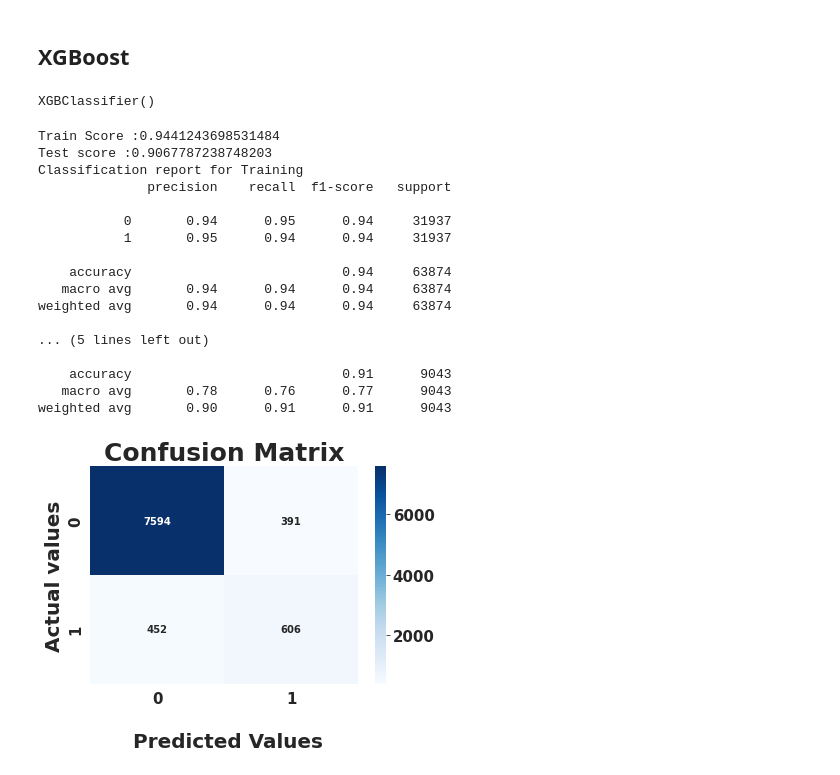
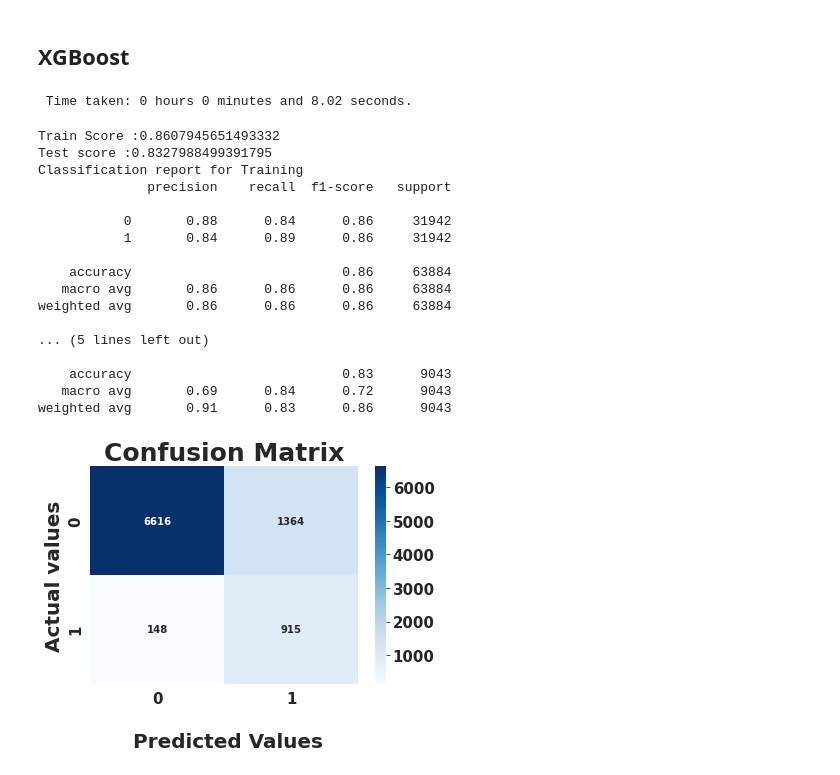
Before and after one commit to PranayUmredkar97/Bank-Marketing-Effectiveness-Prediction-Classification-Capstone-Project-, a Jupyter notebook: Bank_Marketing_Effectiveness_Prediction_Capstone_Project.ipynb, the cells around one changed output. Saved outputs shown, nothing was run; the diff lists cells and outputs as text; code cells hidden in the pictures.

```diff
--- a/Bank_Marketing_Effectiveness_Prediction_Capstone_Project.ipynb
+++ b/Bank_Marketing_Effectiveness_Prediction_Capstone_Project.ipynb
@@ -904,4 +925,6 @@ rf_Grid = GridSearchCV(rf,param_grid=parameter,scoring='accuracy',cv=3)
 # %%
 #fitting data
-rf_Grid.fit(X_train,y_train)
+start_time = timer(None)
+rf_Grid.fit(x_trainr,y_trainr)
+timer(start_time)
 # %% [output]
@@ -941,34 +969,36 @@ weighted avg       0.89      0.90      0.90      9043
 import xgboost as xgb
 # %%
 xgb_clf = xgb.XGBClassifier()
-# %%
-xgb_clf.fit(X_train,y_train)
-# %% [output]
-XGBClassifier()
+# %%
+start_time = timer(None)
+xgb_clf.fit(x_trainr,y_trainr)
+timer(start_time)
+# %% [output]
+ Time taken: 0 hours 0 minutes and 8.02 seconds.
 # %%
 y_pred_xgb = xgb_clf.predict(X_test)
-y_pred_xgb_train = xgb_clf.predict(X_train)
+y_pred_xgb_train = xgb_clf.predict(x_trainr)
 # %%
-model_metrics(xgb_clf,X_train,y_train,y_test,y_pred_xgb,y_pred_xgb_train)
+model_metrics(xgb_clf,x_trainr,y_trainr,y_test,y_pred_xgb,y_pred_xgb_train)
 # %% [output]
-Train Score :0.9441243698531484
-Test score :0.9067787238748203
+Train Score :0.8607945651493332
+Test score :0.8327988499391795
 Classification report for Training
               precision    recall  f1-score   support
 
-           0       0.94      0.95      0.94     31937
-           1       0.95      0.94      0.94     31937
+           0       0.88      0.84      0.86     31942
+           1       0.84      0.89      0.86     31942
 
-    accuracy                           0.94     63874
-   macro avg       0.94      0.94      0.94     63874
-weighted avg       0.94      0.94      0.94     63874
+    accuracy                           0.86     63884
+   macro avg       0.86      0.86      0.86     63884
+weighted avg       0.86      0.86      0.86     63884
 
 ... (5 lines left out)
 
-    accuracy                           0.91      9043
-   macro avg       0.78      0.76      0.77      9043
-weighted avg       0.90      0.91      0.91      9043
+    accuracy                           0.83      9043
+   macro avg       0.69      0.84      0.72      9043
+weighted avg       0.91      0.83      0.86      9043
-[figure, old version]
+[figure, new version]
 # %%
 params={
  "learning_rate"    : [0.05, 0.10, 0.15, 0.20, 0.25, 0.30 ] ,
```
Also changed, not shown: parts of 53 cells of this notebook.
